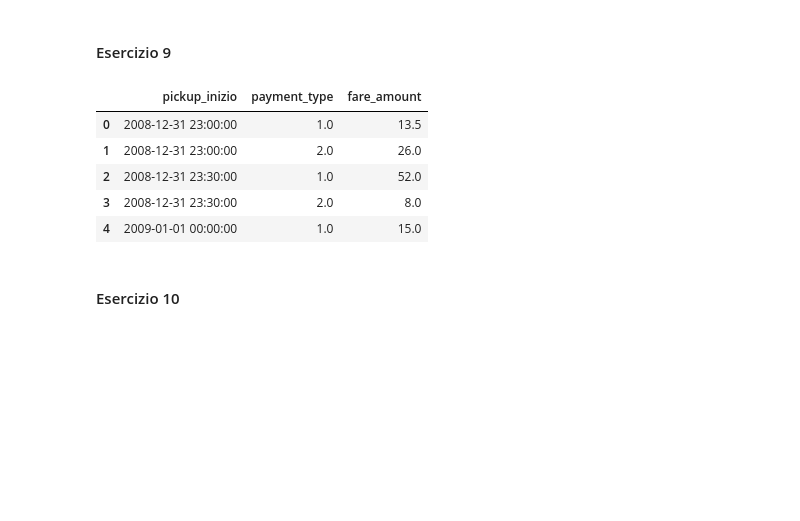
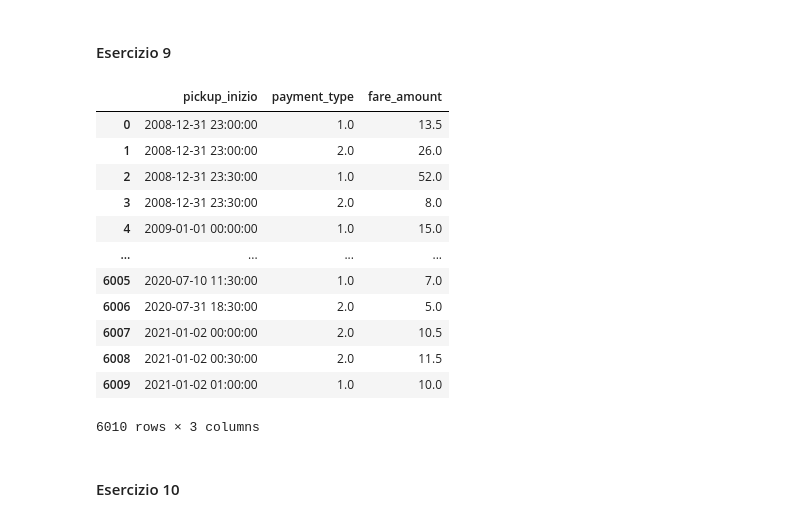
Before and after one commit to Cova18/Fondamenti-di-Informatica, a Jupyter notebook: PrimaProva.ipynb, the cells around one changed output. Drawn from its saved outputs; the diff is of its cells as text; code cells hidden in the pictures; blank space fills up the shorter version.

```diff
--- a/PrimaProva.ipynb
+++ b/PrimaProva.ipynb
@@ -174,17 +174,24 @@ intervallidf = dataSet.groupby(["pickup_inizio"]).mean(["passenger_count","fare_
 # %%
 #9 For each payment type and each interval, determine the average fare amount
 #per ciascun intervallo e tipo di pagamento calcolare fare_amount medio
 #uguale al precedente nella speranza di non aver sbagliato(da cancellare)
 dsGruppiFA = dataSet.groupby(["pickup_inizio","payment_type"]).mean(["fare_amount"])[["fare_amount"]].reset_index()
-dsGruppiFA.head()
+dsGruppiFA
 #dsGruppiFA.to_csv('out.csv') #giusto per verificare una cosa (da cancellare), forse dovrei escludere le righe con i fare_amount negativi o a zero ?
 # %% [output]
 |  | pickup_inizio | payment_type | fare_amount |
 | 0 | 2008-12-31 23:00:00 | 1.0 | 13.5 |
 | 1 | 2008-12-31 23:00:00 | 2.0 | 26.0 |
 | 2 | 2008-12-31 23:30:00 | 1.0 | 52.0 |
 | 3 | 2008-12-31 23:30:00 | 2.0 | 8.0 |
 | 4 | 2009-01-01 00:00:00 | 1.0 | 15.0 |
+| ... | ... | ... | ... |
+| 6005 | 2020-07-10 11:30:00 | 1.0 | 7.0 |
+| 6006 | 2020-07-31 18:30:00 | 2.0 | 5.0 |
+| 6007 | 2021-01-02 00:00:00 | 2.0 | 10.5 |
+| 6008 | 2021-01-02 00:30:00 | 2.0 | 11.5 |
+| 6009 | 2021-01-02 01:00:00 | 1.0 | 10.0 |
+6010 rows × 3 columns
 # %% [markdown]
 #### Esercizio 10
 # %%
```
Also changed, not shown: parts of 8 cells of this notebook.
